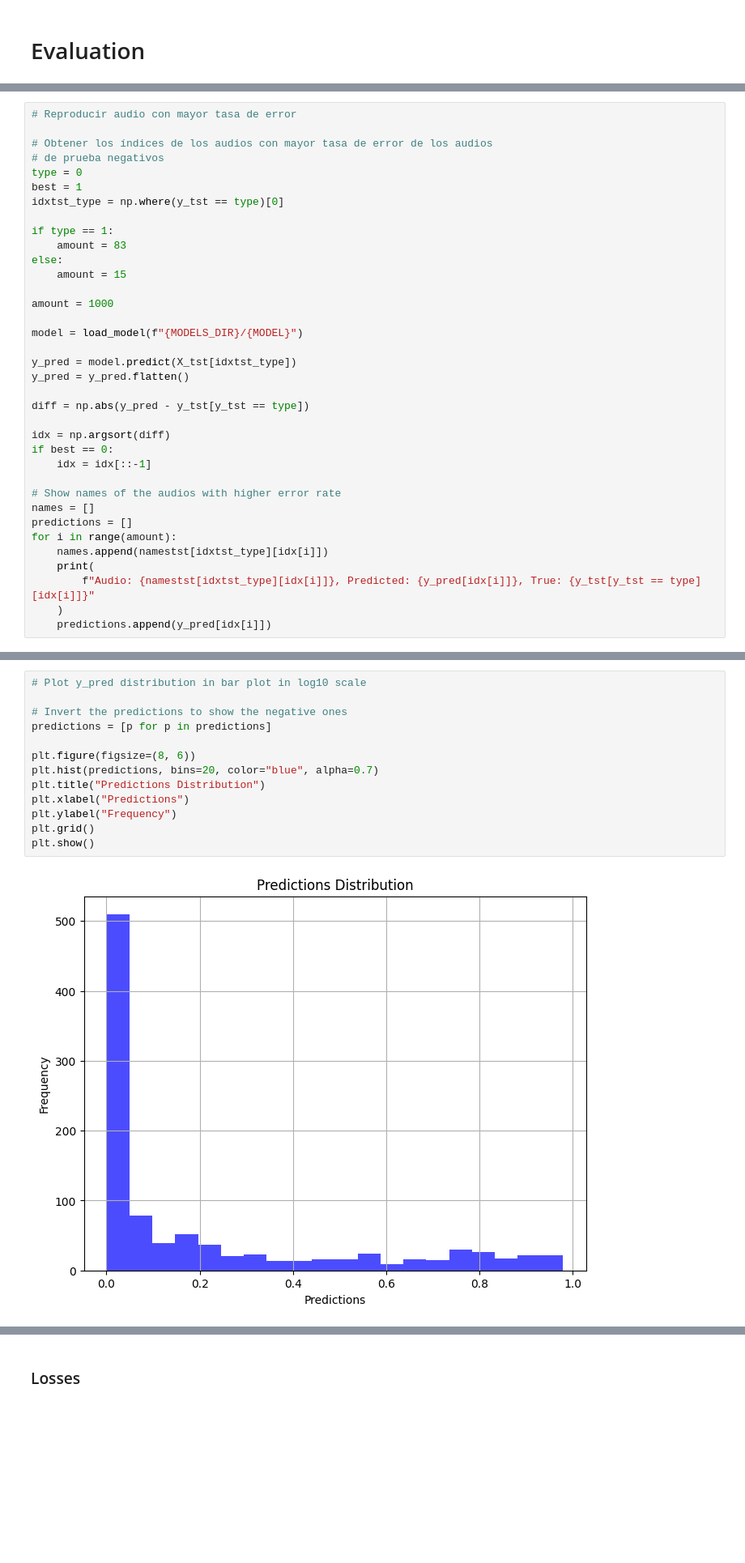
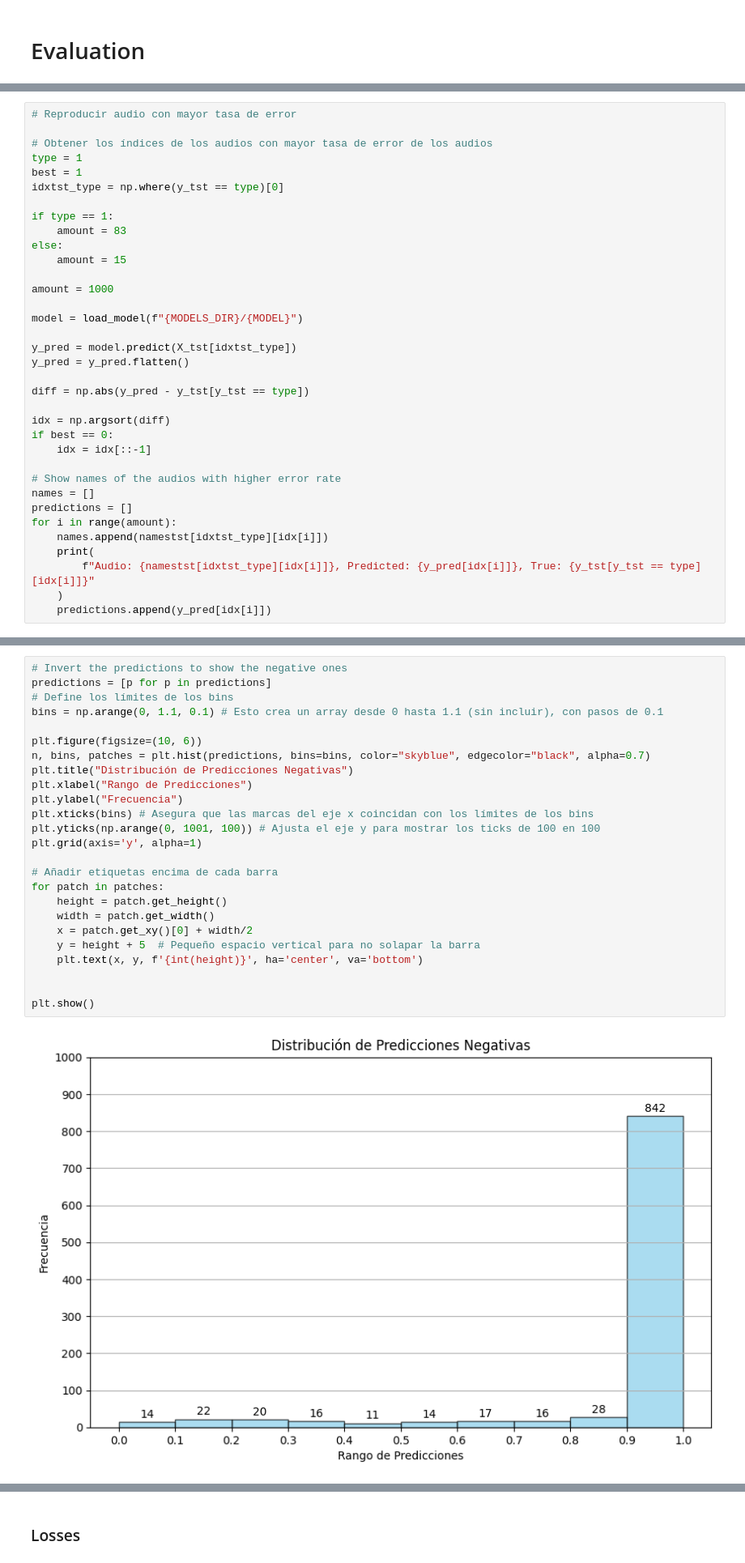
Before and after one commit to moralesangel/emergency-vehicle-detection, a Jupyter notebook: src/evaluation.ipynb, the cells around one changed output, grey strips where cells are left out. Shown at 81% size. Saved outputs shown, nothing was run; the diff lists cells and outputs as text; blank space fills up the shorter version.

```diff
--- a/src/evaluation.ipynb
+++ b/src/evaluation.ipynb
@@ -239,8 +238,7 @@ Normalized confusion matrix
 # Reproducir audio con mayor tasa de error
 
 # Obtener los índices de los audios con mayor tasa de error de los audios
-# de prueba negativos
-type = 0
+type = 1
 best = 1
 idxtst_type = np.where(y_tst == type)[0]
 
@@ -292,18 +290,30 @@ Audio: 0-Silence-8ODqVm4HMA0.wav, Predicted: 0.9796587228775024, True: 0.0
 # %%
-# Plot y_pred distribution in bar plot in log10 scale
-
 # Invert the predictions to show the negative ones
 predictions = [p for p in predictions]
+# Define los límites de los bins
+bins = np.arange(0, 1.1, 0.1) # Esto crea un array desde 0 hasta 1.1 (sin incluir), con pasos de 0.1
 
-plt.figure(figsize=(8, 6))
-plt.hist(predictions, bins=20, color="blue", alpha=0.7)
-plt.title("Predictions Distribution")
-plt.xlabel("Predictions")
-plt.ylabel("Frequency")
-plt.grid()
+plt.figure(figsize=(10, 6))
+n, bins, patches = plt.hist(predictions, bins=bins, color="skyblue", edgecolor="black", alpha=0.7)
+plt.title("Distribución de Predicciones Negativas")
+plt.xlabel("Rango de Predicciones")
+plt.ylabel("Frecuencia")
+plt.xticks(bins) # Asegura que las marcas del eje x coincidan con los límites de los bins
+plt.yticks(np.arange(0, 1001, 100)) # Ajusta el eje y para mostrar los ticks de 100 en 100
+plt.grid(axis='y', alpha=1)
+
+# Añadir etiquetas encima de cada barra
+for patch in patches:
+    height = patch.get_height()
+    width = patch.get_width()
+    x = patch.get_xy()[0] + width/2
+    y = height + 5  # Pequeño espacio vertical para no solapar la barra
+    plt.text(x, y, f'{int(height)}', ha='center', va='bottom')
+
+
 plt.show()
 # %% [output]
-[figure, old version]
+[figure, new version]
 # %%
 # Plotear de cada subclase cuantos fallos ha habido
 subclases = {}
```
Also changed, not shown: parts of 3 cells of this notebook, 9 other files.
